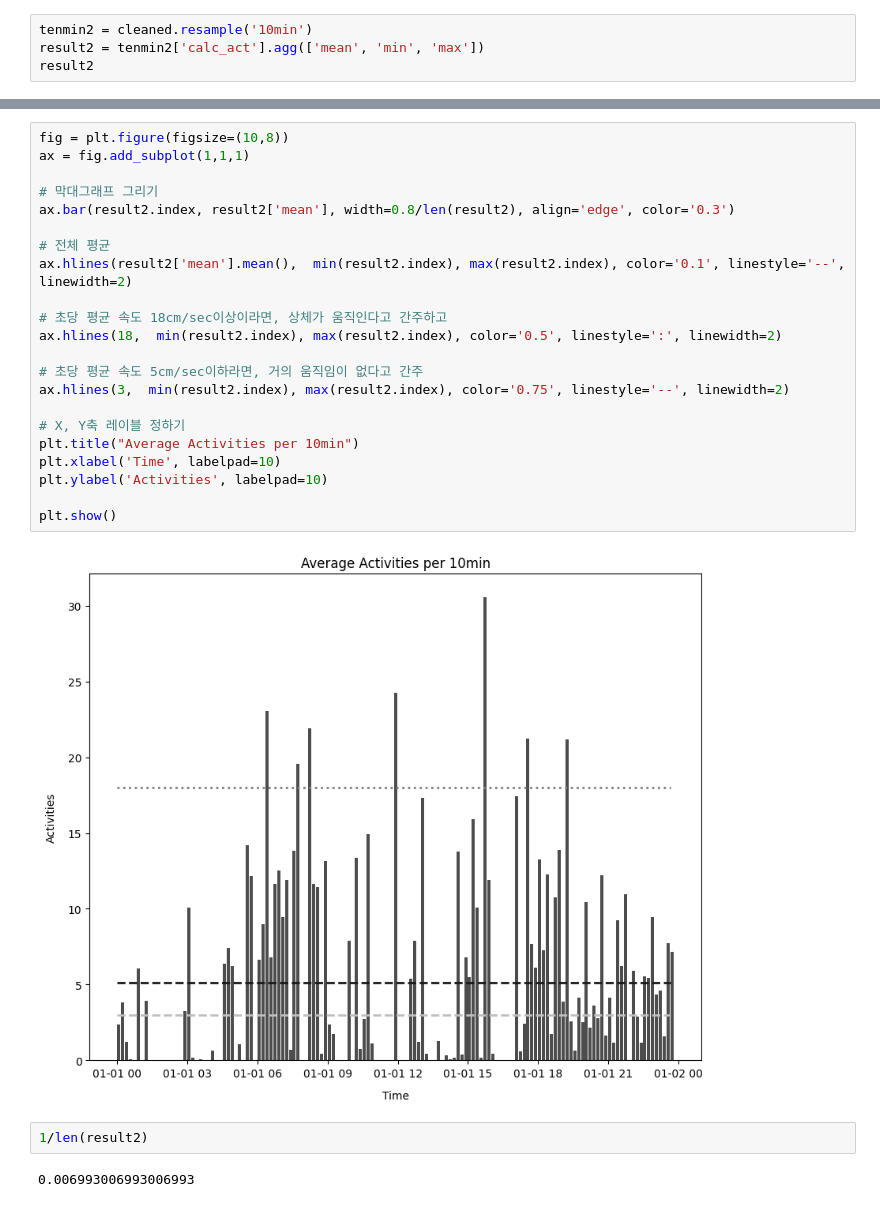
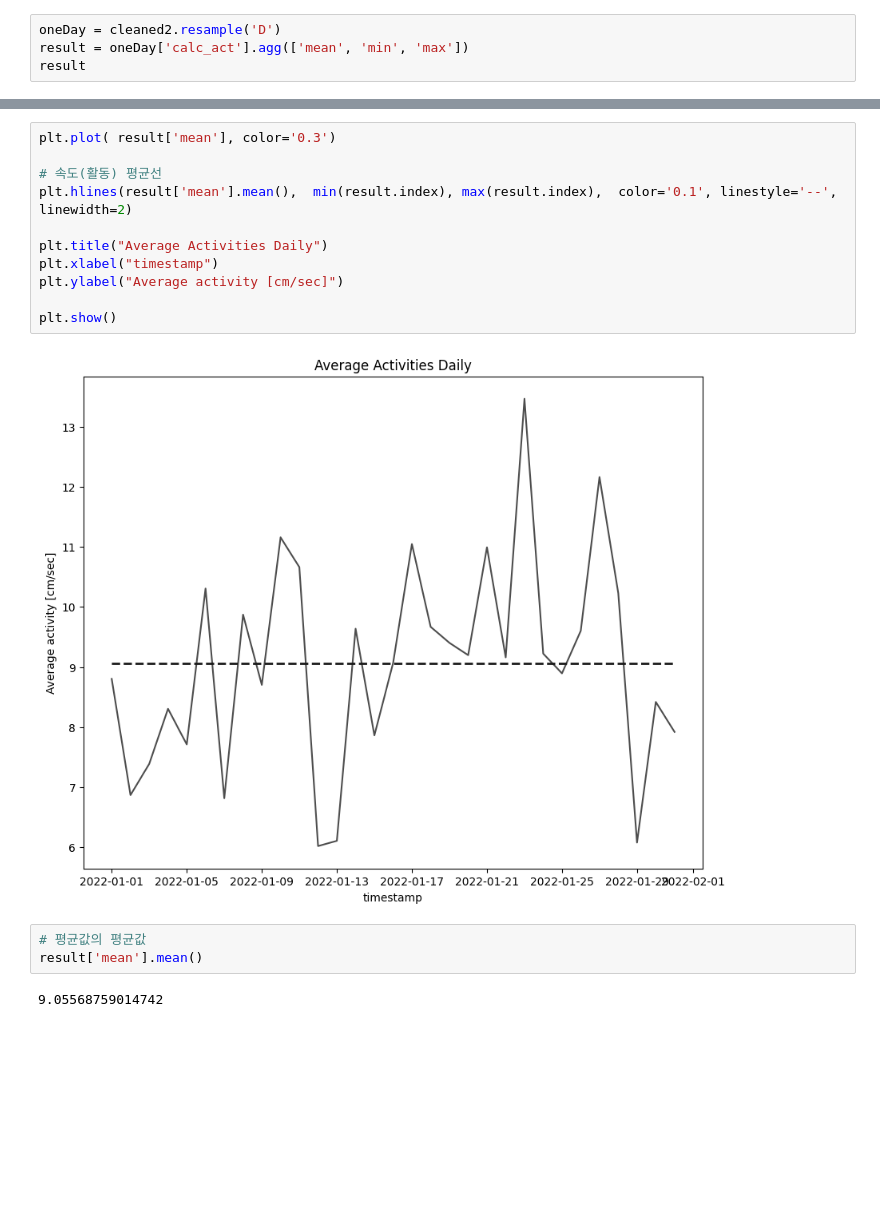
Before and after one commit to jihyeon602/healthcare_bigdata_playbook_kr, a Jupyter notebook: ch09/ch09_02.ipynb, the cells around one changed output, grey strips where cells are left out. Drawn from its saved outputs; the diff is of its cells as text; blank space fills up the shorter version.

```diff
--- a/ch09/ch09_02.ipynb
+++ b/ch09/ch09_02.ipynb
@@ -223,5 +361,5 @@ plt.show()
 # %%
-tenmin2 = cleaned.resample('10min')
-result2 = tenmin2['calc_act'].agg(['mean', 'min', 'max'])
-result2
+oneDay = cleaned2.resample('D')
+result = oneDay['calc_act'].agg(['mean', 'min', 'max'])
+result
 # %% [output]
@@ -297,28 +383,18 @@ result2
-# %%
-fig = plt.figure(figsize=(10,8))
-ax = fig.add_subplot(1,1,1)
-
-# 막대그래프 그리기
-ax.bar(result2.index, result2['mean'], width=0.8/len(result2), align='edge', color='0.3')
-
-# 전체 평균
-ax.hlines(result2['mean'].mean(),  min(result2.index), max(result2.index), color='0.1', linestyle='--', linewidth=2)
-
-# 초당 평균 속도 18cm/sec이상이라면, 상체가 움직인다고 간주하고
-ax.hlines(18,  min(result2.index), max(result2.index), color='0.5', linestyle=':', linewidth=2)
-
-# 초당 평균 속도 5cm/sec이하라면, 거의 움직임이 없다고 간주
-ax.hlines(3,  min(result2.index), max(result2.index), color='0.75', linestyle='--', linewidth=2)
-
-# X, Y축 레이블 정하기
-plt.title("Average Activities per 10min")
-plt.xlabel('Time', labelpad=10)
-plt.ylabel('Activities', labelpad=10)
-
-plt.show()
-# %% [output]
-[figure, removed]
-# %%
-1/len(result2)
-# %% [output]
-0.006993006993006993
+# %%
+plt.plot( result['mean'], color='0.3')
+
+# 속도(활동) 평균선
+plt.hlines(result['mean'].mean(),  min(result.index), max(result.index),  color='0.1', linestyle='--', linewidth=2)
+
+plt.title("Average Activities Daily")
+plt.xlabel("timestamp")
+plt.ylabel("Average activity [cm/sec]")
+
+plt.show()
+# %% [output]
+[figure, added]
+# %%
+# 평균값의 평균값
+result['mean'].mean()
+# %% [output]
+9.05568759014742
```
Also changed, not shown: parts of 37 cells of this notebook, 2 other files.
